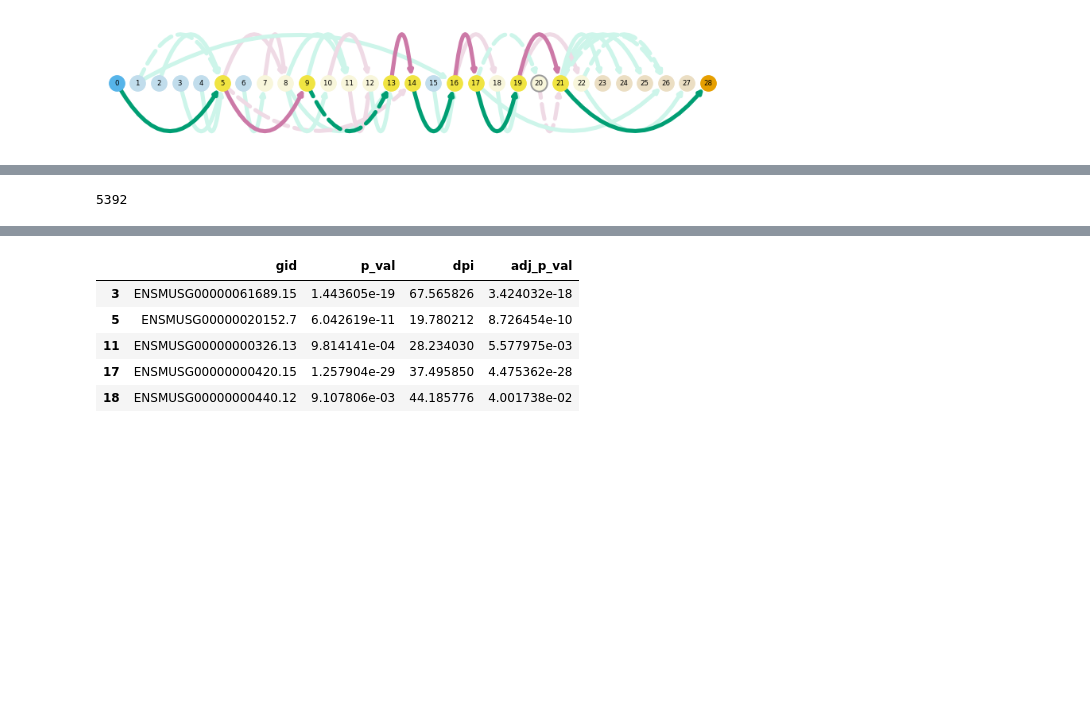
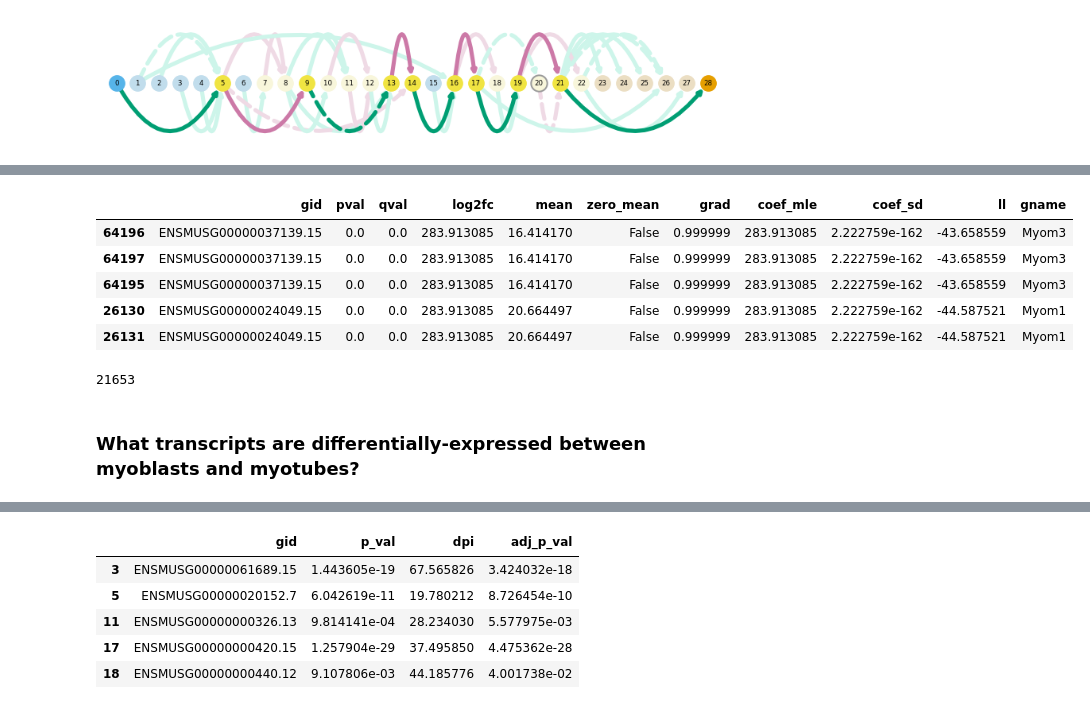
Before and after one commit to fairliereese/210830_ucd_workshop, a Jupyter notebook: swan.ipynb, the cells around one changed output, grey strips where cells are left out. Saved outputs shown, nothing was run; the diff lists cells and outputs as text; code cells hidden in the pictures; blank space fills up the shorter version.

```diff
--- a/swan.ipynb
+++ b/swan.ipynb
@@ -238,7 +302,20 @@ de_genes.loc[de_genes.gname.str.contains('Myo')]
-# %%
-len(de_genes.index)
-# %% [output]
-5392
+# %%
+# look for myo-related genes (which are often implicated in the myogenic process)
+de_genes.loc[de_genes.gname.str.contains('Myo')].head()
+# %% [output]
+|  | gid | pval | qval | log2fc | mean | zero_mean | grad | coef_mle | coef_sd | ll | gname |
+| 64196 | ENSMUSG00000037139.15 | 0.0 | 0.0 | 283.913085 | 16.414170 | False | 0.999999 | 283.913085 | 2.222759e-162 | -43.658559 | Myom3 |
+| 64197 | ENSMUSG00000037139.15 | 0.0 | 0.0 | 283.913085 | 16.414170 | False | 0.999999 | 283.913085 | 2.222759e-162 | -43.658559 | Myom3 |
+| 64195 | ENSMUSG00000037139.15 | 0.0 | 0.0 | 283.913085 | 16.414170 | False | 0.999999 | 283.913085 | 2.222759e-162 | -43.658559 | Myom3 |
+| 26130 | ENSMUSG00000024049.15 | 0.0 | 0.0 | 283.913085 | 20.664497 | False | 0.999999 | 283.913085 | 2.222759e-162 | -44.587521 | Myom1 |
+| 26131 | ENSMUSG00000024049.15 | 0.0 | 0.0 | 283.913085 | 20.664497 | False | 0.999999 | 283.913085 | 2.222759e-162 | -44.587521 | Myom1 |
+# %%
+# number of differentially-expressed genes
+len(de_genes.index)
+# %% [output]
+21653
+# %% [markdown]
+### What transcripts are differentially-expressed between myoblasts and myotubes?
 # %%
 # results from differential transcript expression test
 de_transcripts = sg.get_de_transcripts(obs_col, obs_conditions=obs_conditions,
```
Also changed, not shown: parts of 37 cells of this notebook.
